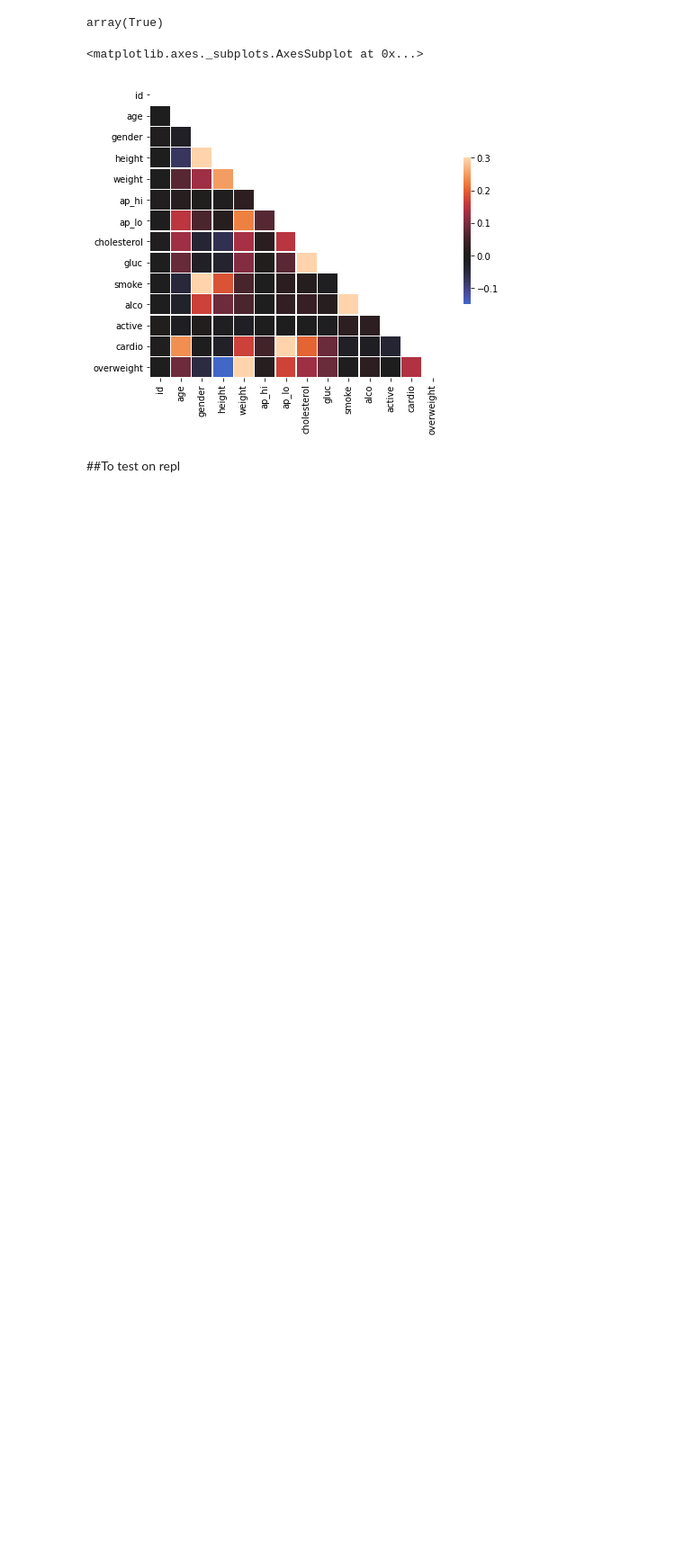
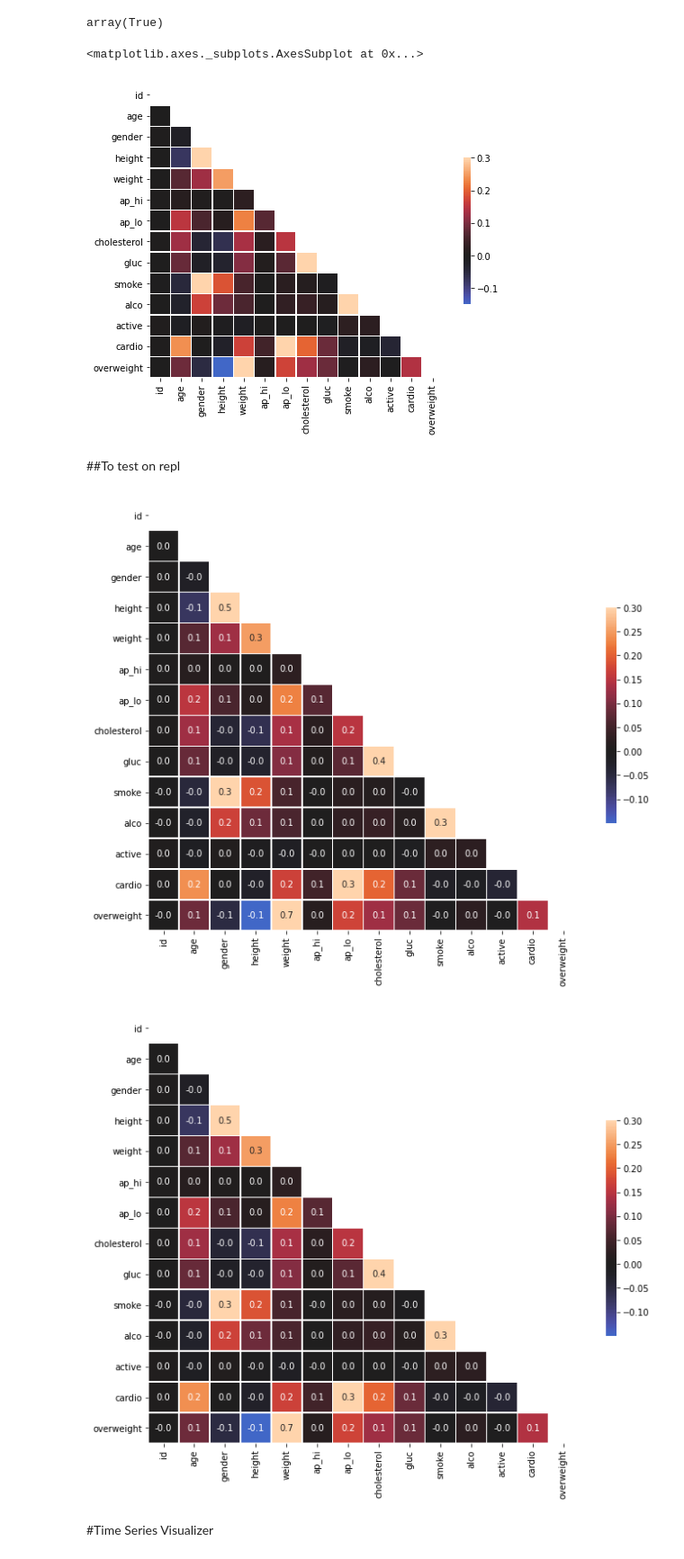
Before and after one commit to DaviAlefe/freeCodeCamp_projects, a Jupyter notebook: Data_Analysis_with_Python.ipynb, the cells around one changed output. Shown at 90% size. Drawn from its saved outputs; the diff is of its cells as text; code cells hidden in the pictures; blank space fills up the shorter version.

```diff
--- a/Data_Analysis_with_Python.ipynb
+++ b/Data_Analysis_with_Python.ipynb
@@ -411,7 +416,7 @@ import matplotlib.pyplot as plt
 import numpy as np
 
 # Import data
-df = pd.read_csv('./medical_examination.csv')
+df = pd.read_csv('/content/drive/My Drive/freeCodeCamp_projects/medical_examination.csv') # './medical_examination.csv' on repl.it
 
 # Add 'overweight' column
 BMI = df.weight / (df.height/100)**2
@@ -444,7 +449,8 @@ def draw_cat_plot():
     df_cat = cardio0.append(cardio1)
 
     # Draw the catplot with 'sns.catplot()'
-    sns.catplot(x='variable',y='total',hue='value',data=df_cat,col='cardio',kind='bar')
+    g = sns.catplot(x='variable',y='total',hue='value',data=df_cat, order=sorted(['cholesterol', 'gluc', 'smoke', 'alco', 'active', 'overweight']),col='cardio',kind='bar')
+    fig = g.fig
 
     # Do not modify the next two lines
     fig.savefig('catplot.png')
@@ -469,12 +475,19 @@ def draw_heat_map():
     mask = np.triu(np.ones_like(corr, dtype=np.bool))
 
     # Set up the matplotlib figure
-    fig, ax =  = plt.subplots(figsize=(11, 9))
+    fig, ax = plt.subplots(figsize=(11, 9))
 
     # Draw the heatmap with 'sns.heatmap()'
-    sns.heatmap(corr, mask=mask, vmax=.3, center=0,
+    sns.heatmap(corr, mask=mask, vmax=.3, center=0, annot=True, fmt='.1f',
             square=True, linewidths=.5, cbar_kws={"shrink": .5})
 
-    # Do not modify the next two lines
+   # Do not modify the next two lines
     fig.savefig('heatmap.png')
     return fig
+# %%
+draw_heat_map()
+# %% [output]
+[figure, added]
+[figure, added]
+# %% [markdown]
+#Time Series Visualizer
```
Also changed, not shown: parts of 32 cells of this notebook.
